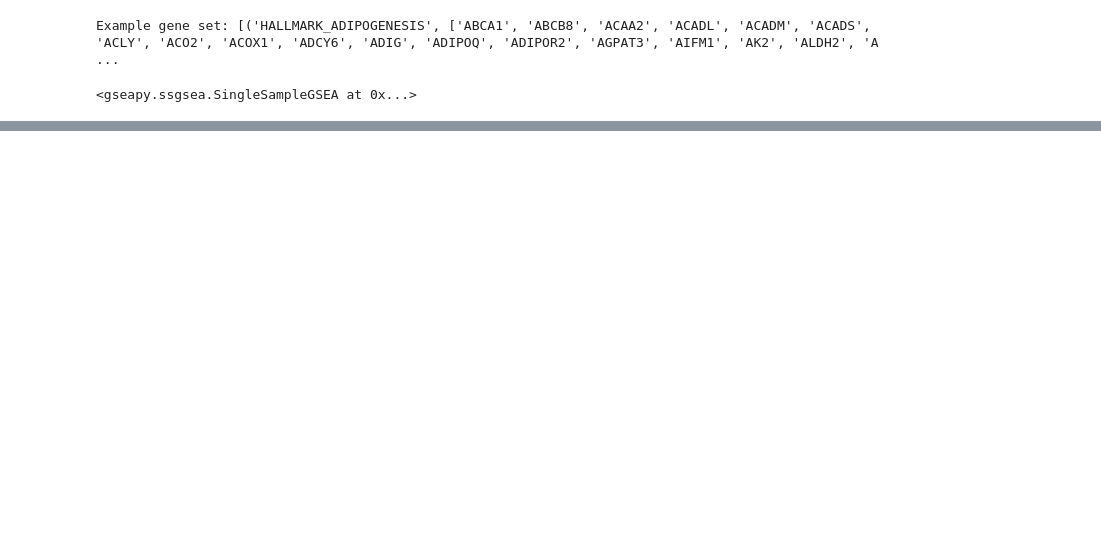
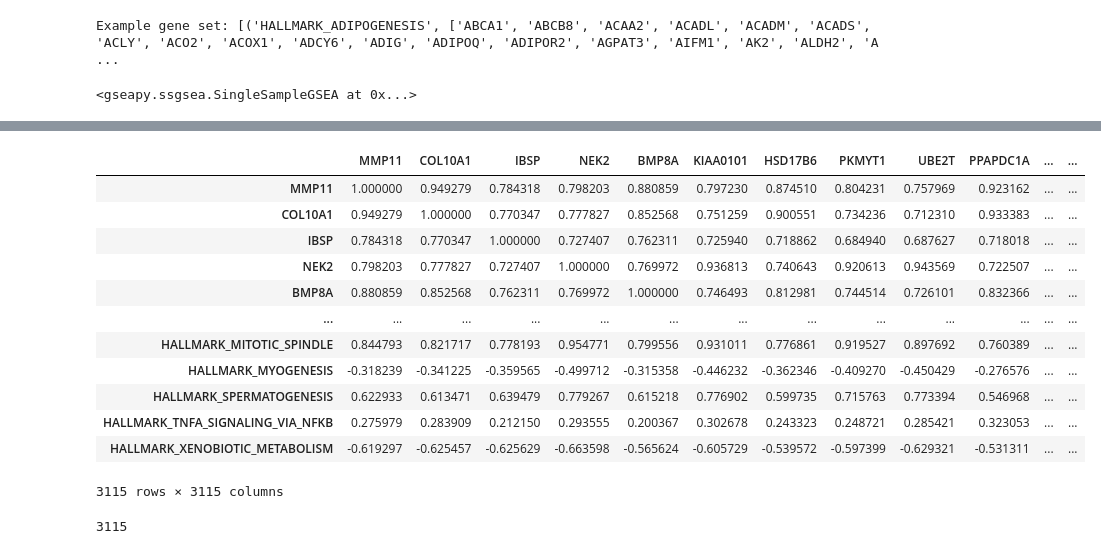
Before and after one commit to Neermita18/Multi-Omics-Breast-Cancer-BITS-Pilani, a Jupyter notebook: Early_stage_breast_cancer_biomarkers.ipynb, the cells around one changed output, grey strips where cells are left out. Cells and saved outputs as stored; diff of their text form; code cells hidden in the pictures; blank space fills up the shorter version.

```diff
--- a/Early_stage_breast_cancer_biomarkers.ipynb
+++ b/Early_stage_breast_cancer_biomarkers.ipynb
@@ -844,0 +962,18 @@ merged_df
+# %%
+corr_matrix = X_train_sig.corr()
+# %%
+corr_matrix
+# %% [output]
+|  | MMP11 | COL10A1 | IBSP | NEK2 | BMP8A | KIAA0101 | HSD17B6 | PKMYT1 | UBE2T | PPAPDC1A | ... | ... |
+| MMP11 | 1.000000 | 0.949279 | 0.784318 | 0.798203 | 0.880859 | 0.797230 | 0.874510 | 0.804231 | 0.757969 | 0.923162 | ... | ... |
+| COL10A1 | 0.949279 | 1.000000 | 0.770347 | 0.777827 | 0.852568 | 0.751259 | 0.900551 | 0.734236 | 0.712310 | 0.933383 | ... | ... |
+| IBSP | 0.784318 | 0.770347 | 1.000000 | 0.727407 | 0.762311 | 0.725940 | 0.718862 | 0.684940 | 0.687627 | 0.718018 | ... | ... |
+| NEK2 | 0.798203 | 0.777827 | 0.727407 | 1.000000 | 0.769972 | 0.936813 | 0.740643 | 0.920613 | 0.943569 | 0.722507 | ... | ... |
+| BMP8A | 0.880859 | 0.852568 | 0.762311 | 0.769972 | 1.000000 | 0.746493 | 0.812981 | 0.744514 | 0.726101 | 0.832366 | ... | ... |
+| ... | ... | ... | ... | ... | ... | ... | ... | ... | ... | ... | ... | ... |
+| HALLMARK_MITOTIC_SPINDLE | 0.844793 | 0.821717 | 0.778193 | 0.954771 | 0.799556 | 0.931011 | 0.776861 | 0.919527 | 0.897692 | 0.760389 | ... | ... |
+| HALLMARK_MYOGENESIS | -0.318239 | -0.341225 | -0.359565 | -0.499712 | -0.315358 | -0.446232 | -0.362346 | -0.409270 | -0.450429 | -0.276576 | ... | ... |
+| HALLMARK_SPERMATOGENESIS | 0.622933 | 0.613471 | 0.639479 | 0.779267 | 0.615218 | 0.776902 | 0.599735 | 0.715763 | 0.773394 | 0.546968 | ... | ... |
+| HALLMARK_TNFA_SIGNALING_VIA_NFKB | 0.275979 | 0.283909 | 0.212150 | 0.293555 | 0.200367 | 0.302678 | 0.243323 | 0.248721 | 0.285421 | 0.323053 | ... | ... |
+| HALLMARK_XENOBIOTIC_METABOLISM | -0.619297 | -0.625457 | -0.625629 | -0.663598 | -0.565624 | -0.605729 | -0.539572 | -0.597399 | -0.629321 | -0.531311 | ... | ... |
+3115 rows × 3115 columns
@@ -844,0 +982,4 @@ merged_df
+# %%
+len(high_corr)
+# %% [output]
+3115
```
Also changed, not shown: parts of 32 cells of this notebook.
